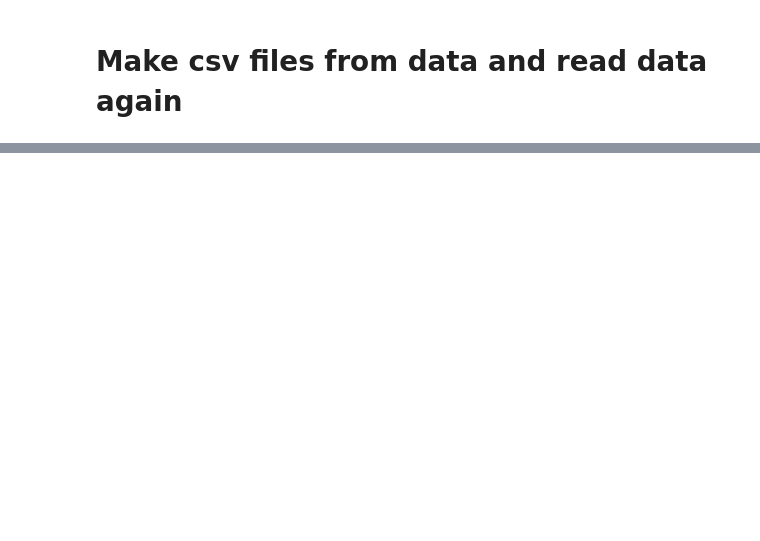
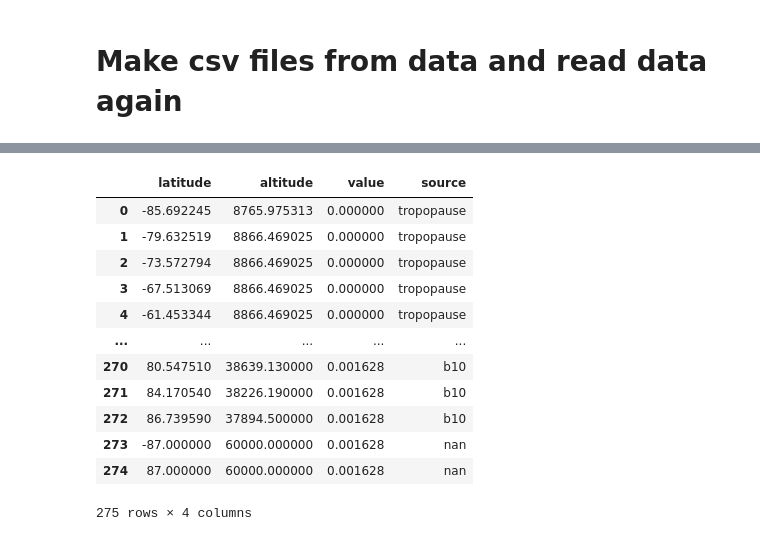
Before and after one commit to atzeharmsen/sandbox2, a Jupyter notebook: making_csv.ipynb, the cells around one changed output, grey strips where cells are left out. Saved outputs shown, nothing was run; the diff lists cells and outputs as text; code cells hidden in the pictures; blank space fills up the shorter version.

```diff
--- a/making_csv.ipynb
+++ b/making_csv.ipynb
@@ -1115,0 +1977,4 @@ def construct_myhre_2c_df(cp_lat = 87, cp_a = 60):
+# %%
+import pandas as pd
+df = construct_myhre_1m_df()
+save_myhre_dataframe_to_netcdf2(df, filename="ch4_for_swv_calc.nc")
@@ -1115,0 +1983,5 @@ def construct_myhre_2c_df(cp_lat = 87, cp_a = 60):
+# %%
+path = r"/repository/ch4_for_swv_calc.nc"
+# %%
+data = xr.load_dataset(path)
+data
@@ -1115,0 +2019,39 @@ def construct_myhre_2c_df(cp_lat = 87, cp_a = 60):
+# %%
+import pandas as pd
+import ast
+
+import pandas as pd
+import xarray as xr
+
+def read_b_dataframe_from_netcdf(filename="b_data.nc"):
+    """
+    Read NetCDF and reconstruct dataframe.
+    """
+
+    ds = xr.open_dataset(filename)
+
+    df = pd.DataFrame({
+        "latitude": ds["latitude"].values,
+        "altitude": ds["altitude"].values,
+        "value": ds["value"].values,
+        "source": ds["source"].values.astype(str)
+    })
+
+    return df
+# %%
+df = read_b_dataframe_from_netcdf(path2)
+df
+# %% [output]
+|  | latitude | altitude | value | source |
+| 0 | -85.692245 | 8765.975313 | 0.000000 | tropopause |
+| 1 | -79.632519 | 8866.469025 | 0.000000 | tropopause |
+| 2 | -73.572794 | 8866.469025 | 0.000000 | tropopause |
+| 3 | -67.513069 | 8866.469025 | 0.000000 | tropopause |
+| 4 | -61.453344 | 8866.469025 | 0.000000 | tropopause |
+| ... | ... | ... | ... | ... |
+| 270 | 80.547510 | 38639.130000 | 0.001628 | b10 |
+| 271 | 84.170540 | 38226.190000 | 0.001628 | b10 |
+| 272 | 86.739590 | 37894.500000 | 0.001628 | b10 |
+| 273 | -87.000000 | 60000.000000 | 0.001628 | nan |
+| 274 | 87.000000 | 60000.000000 | 0.001628 | nan |
+275 rows × 4 columns
```
Also changed, not shown: parts of 13 cells of this notebook, 4 other files.
